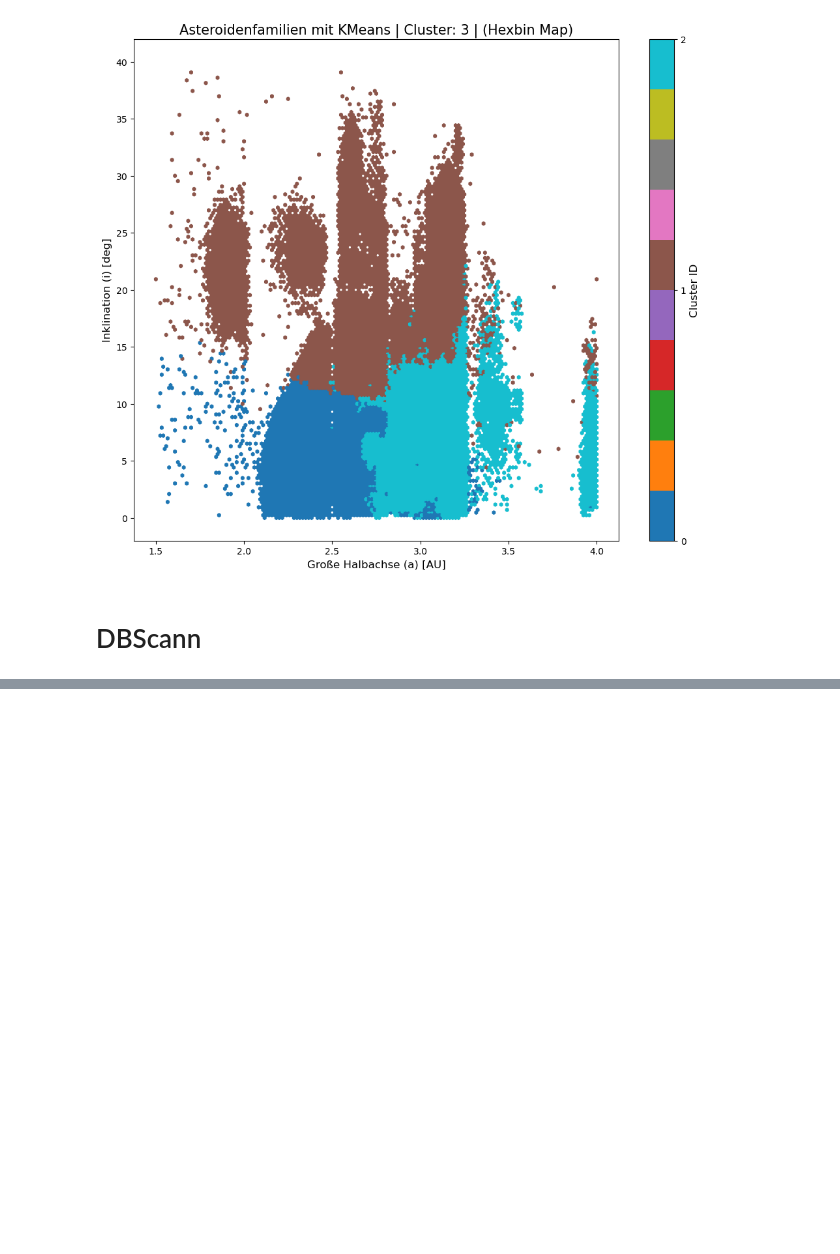
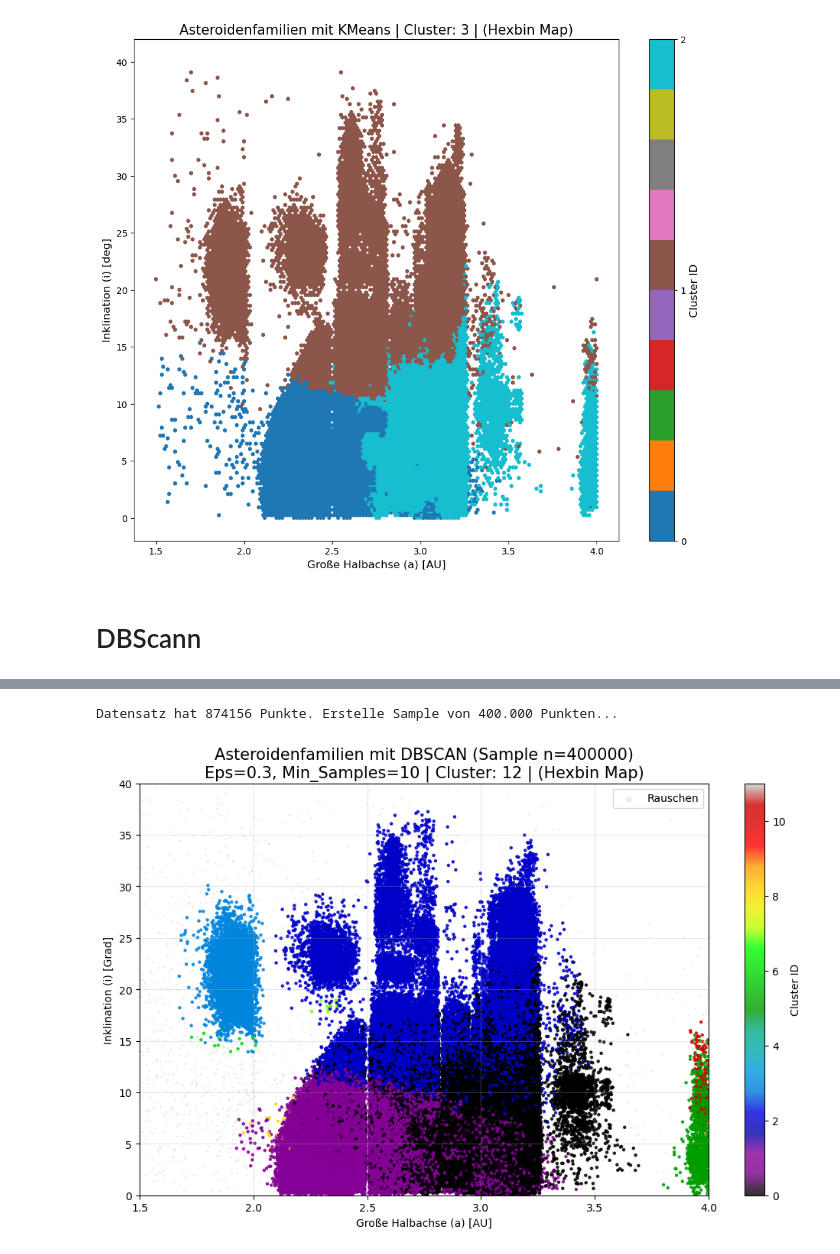
Before and after one commit to Chr1s21/MeteoritenPr-si, a Jupyter notebook: clustering/clean_FamilienFinder.ipynb, the cells around one changed output, grey strips where cells are left out. Saved outputs shown, nothing was run; the diff lists cells and outputs as text; code cells hidden in the pictures; blank space fills up the shorter version.

```diff
--- a/clustering/clean_FamilienFinder.ipynb
+++ b/clustering/clean_FamilienFinder.ipynb
@@ -187,0 +94,22 @@ df_clean.to_csv('clustered_families_dbscan.csv', index=False)
+# %%
+# Prüfen, ob X_original schon existiert, sonst laden (Sicherheitsnetz)
+if 'X_original' not in locals():
+    try:
+        # Pfad ggf. anpassen
+        df = pd.read_csv('allData.csv') # Oder 'allData.csv'
+        # Filter für Hauptgürtel (wie in deinem Projekt)
+        df_clean = df[(df['a'] < 10) & (df['a'] > 1.0)].copy()
+        X_original = df_clean[['a', 'e', 'i']].dropna()
+    except:
+        print("Bitte führe zuerst den Code zum Laden der Daten aus (Zelle 1 & 2) oder prüfe den Dateipfad.")
+
+# SAMPLE NEHMEN! (Das ist der Trick für Geschwindigkeit)
+# Wenn mehr als 500k Daten da sind, nehmen wir zufällig 500.000
+if len(X_original) > 400000:
+    print(f"Datensatz hat {len(X_original)} Punkte. Erstelle Sample von 400.000 Punkten...")
+    X_sample = X_original.sample(n=400000, random_state=42).copy()
+else:
+    print(f"Verwende kompletten Datensatz mit {len(X_original)} Punkten.")
+    X_sample = X_original.copy()
+# %% [output]
+Datensatz hat 874156 Punkte. Erstelle Sample von 400.000 Punkten...
@@ -188,3 +127,32 @@ df_clean.to_csv('clustered_families_dbscan.csv', index=False)
+# %%
+plt.figure(figsize=(12, 7))
+
+# Daten aufteilen für sauberen Plot
+mask_noise = X_sample['dbscan_cluster'] == -1
+noise_data = X_sample[mask_noise]
+cluster_data = X_sample[~mask_noise]
+
+# 1. Rauschen plotten (grau, klein, transparent)
+plt.scatter(noise_data['a'], noise_data['i'],
+            c='lightgray', s=1, alpha=0.3, label='Rauschen')
+
+# 2. Cluster plotten (bunt)
+# cmap='nipy_spectral' bietet hohen Kontrast für viele Cluster
+scatter = plt.scatter(cluster_data['a'], cluster_data['i'],
+                      c=cluster_data['dbscan_cluster'],
+                      cmap='nipy_spectral', s=5, alpha=0.8)
+
+plt.title(f'Asteroidenfamilien mit DBSCAN (Sample n={len(X_sample)})\nEps=0.3, Min_Samples=10 | Cluster: {n_clusters_} | (Hexbin Map)', fontsize=15)
+plt.xlabel('Große Halbachse (a) [AU]')
+plt.ylabel('Inklination (i) [Grad]')
+plt.xlim(1.5, 4.0)
+plt.ylim(0, 40)
+plt.colorbar(scatter, label='Cluster ID')
+plt.legend(markerscale=5)
+plt.grid(True, alpha=0.3)
+plt.show()
+# %% [output]
+[figure, added]
 # %%
 from sklearn.neighbors import NearestNeighbors
 
```
Also changed, not shown: parts of 7 cells of this notebook, 1 other file.
